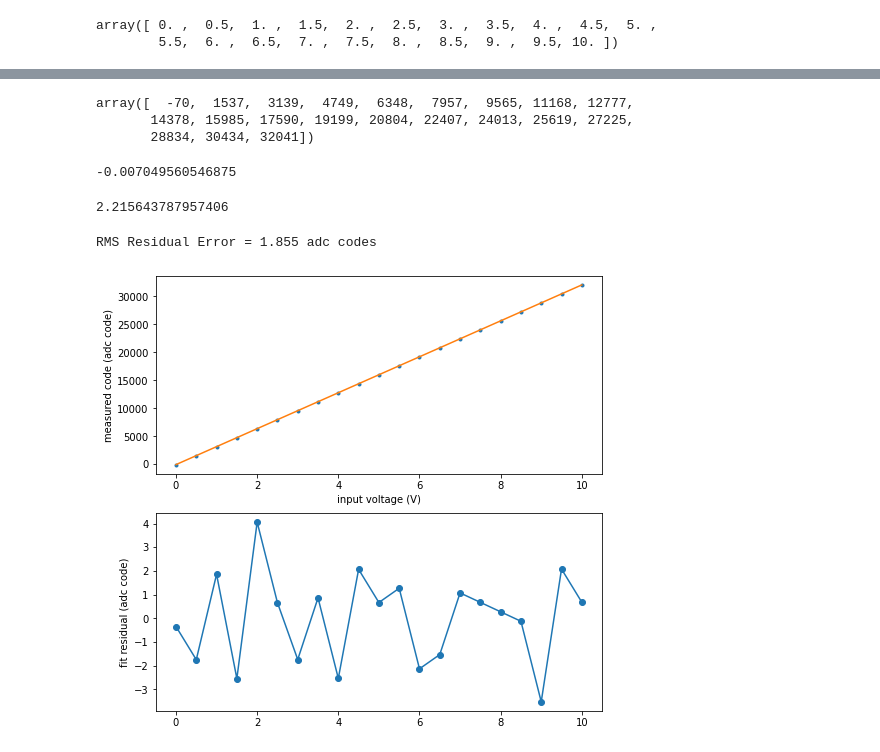
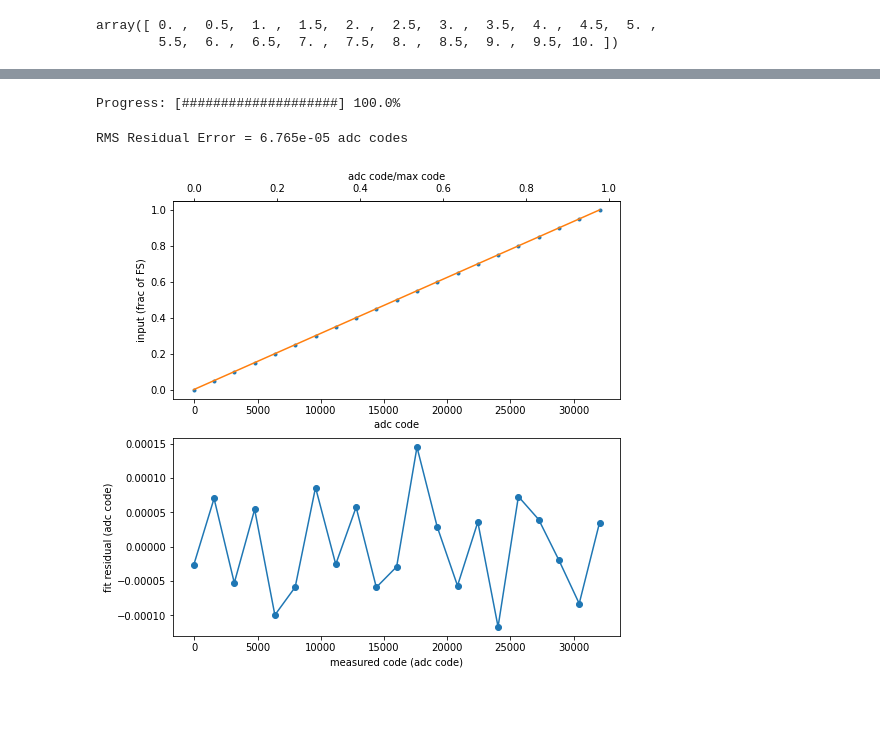
Before and after one commit to abergerSRS/SR542_CalSoftware, a Jupyter notebook: adc_cal.ipynb, the cells around one changed output, grey strips where cells are left out. Cells and saved outputs as stored; diff of their text form; code cells hidden in the pictures; blank space fills up the shorter version.

Commit message:
continue building out functionality of adc cal

```diff
--- a/adc_cal.ipynb
+++ b/adc_cal.ipynb
@@ -24,16 +25,6 @@ def serialCmd(port, command):
 # %%
 def rms(x):
     return np.sqrt(np.mean(x**2))
-# %%
-def yes_or_no(question):
-    reply = str(input(f'{question} (y/n):').lower().strip())
-    if reply == 'y':
-        return True
-    elif reply == 'n':
-        return False
-    else:
-        print('Invalid input. Not proceeding.')
-        return False
 # %%
 sr542 = serial.Serial(port='COM11', baudrate=115200, timeout=.5)
 dc205 = serial.Serial(port='COM12', baudrate=115200, timeout=0.5)
@@ -233,0 +50,10 @@ class AdcChannel():
+# %%
+# Sweep Functions for AdcChannel.MeasCodeVs
+def CurrU(setpoint):
+    if setpoint in np.arange(0, 4096, 1):
+        serialCmd(sr542, f'$SUV {setpoint:d}, 2048')
+    else:
+        raise ValueError('invalid setpoint')
+
+def dc205_set_voltage(setpoint):
+    serialCmd(dc205, f'VOLT {setpoint:.3f}')
@@ -234,5 +322,5 @@ class AdcChannel():
 # %%
-Vco = AdcChannel(0, differential=True, vmax = 10.0)
+Vco = AdcChannel(0, adcBits = 16, differential=True, target_units='frac of FS')
 # %%
 testVolts = np.linspace(0, 10, 21)
 testVolts
@@ -247,22 +330,16 @@ elapsed time = 10.911847591400146
-# %%
-adcCodes
-# %% [output]
-array([  -70,  1537,  3139,  4749,  6348,  7957,  9565, 11168, 12777,
-       14378, 15985, 17590, 19199, 20804, 22407, 24013, 25619, 27225,
-       28834, 30434, 32041])
-# %%
-adcCodes[0]/2**15 * Vco.Vref
-# %% [output]
--0.007049560546875
-# %%
-(Vco.Vref - adcCodes[-1]/(2**15 - 1) * Vco.Vref)/Vco.Vref * 100
-# %% [output]
-2.215643787957406
+# %%
+serialCmd(dc205, 'VOLT 0.0')
+serialCmd(dc205, 'SOUT ON')
+v_dvm, adcCodes = Vco.MeasCodeVs(dc205_set_voltage, testVolts)
+serialCmd(dc205, 'VOLT 0.0')
+serialCmd(dc205, 'SOUT OFF')
+# %% [output]
+Progress: [####################] 100.0%
 # %%
-Vco.CalculateCal(testVolts, adcCodes)
+Vco.CalculateCal(v_dvm/10, adcCodes)
 # %% [output]
-RMS Residual Error = 1.855 adc codes
+RMS Residual Error = 6.765e-05 adc codes
-[figure, old version]
+[figure, new version]
 # %%
 print(Vco.calOffset)
 print(Vco.calSlope)
```
Also changed, not shown: parts of 83 cells of this notebook.
